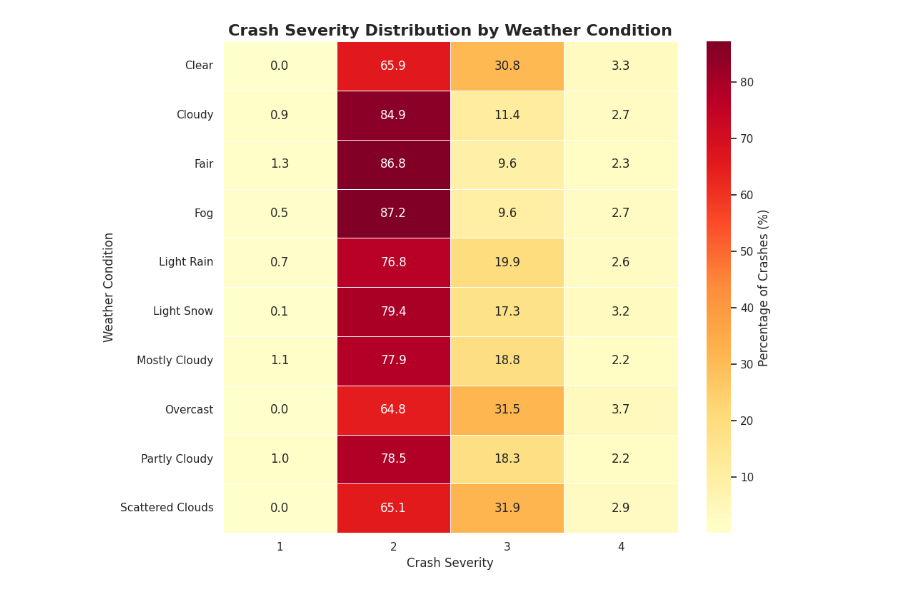
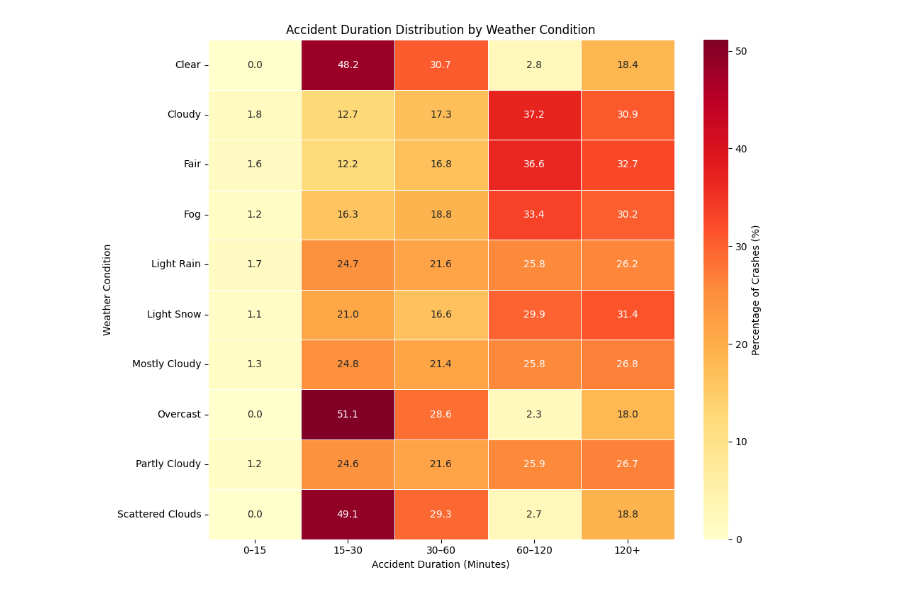
Before and after one commit to cmpquilatan21/DATAthon_2026_-FirstPlaceInbound-, a Jupyter notebook: heatmap.ipynb, the cells around one changed output. Drawn from its saved outputs; the diff is of its cells as text; code cells hidden in the pictures.

```diff
--- a/heatmap.ipynb
+++ b/heatmap.ipynb
@@ -4,37 +4,40 @@
 import pandas as pd
 import seaborn as sns
 import matplotlib.pyplot as plt
 
 df = pd.read_csv("US_Accidents_cleaned.csv")
 
 top_weather = df['Weather_Condition'].value_counts().head(10).index
+filtered_df = df[df['Weather_Condition'].isin(top_weather)].copy()
 
-filtered_df = df[df['Weather_Condition'].isin(top_weather)]
+filtered_df['Duration_Range'] = pd.cut(
+    filtered_df['Accident_Duration_Minutes'],
+    bins=[0, 15, 30, 60, 120, float('inf')],
+    labels=['0–15', '15–30', '30–60', '60–120', '120+']
+)
 
 heatmap_data = pd.crosstab(
     filtered_df['Weather_Condition'],
-    filtered_df['Severity'],
+    filtered_df['Duration_Range'],
     normalize='index'
 ) * 100
 
 plt.figure(figsize=(10, 8))
 
 sns.heatmap(
     heatmap_data,
     annot=True,
     fmt='.1f',
     cmap='YlOrRd',
     linewidths=0.5,
     cbar_kws={'label': 'Percentage of Crashes (%)'}
 )
 
-plt.title('Crash Severity Distribution by Weather Condition',
-          fontsize=16, fontweight='bold')
-
-plt.xlabel('Crash Severity')
+plt.title('Accident Duration Distribution by Weather Condition')
+plt.xlabel('Accident Duration (Minutes)')
 plt.ylabel('Weather Condition')
 
 plt.tight_layout()
 plt.show()
 # %% [output]
-[figure, old version]
+[figure, new version]
```
